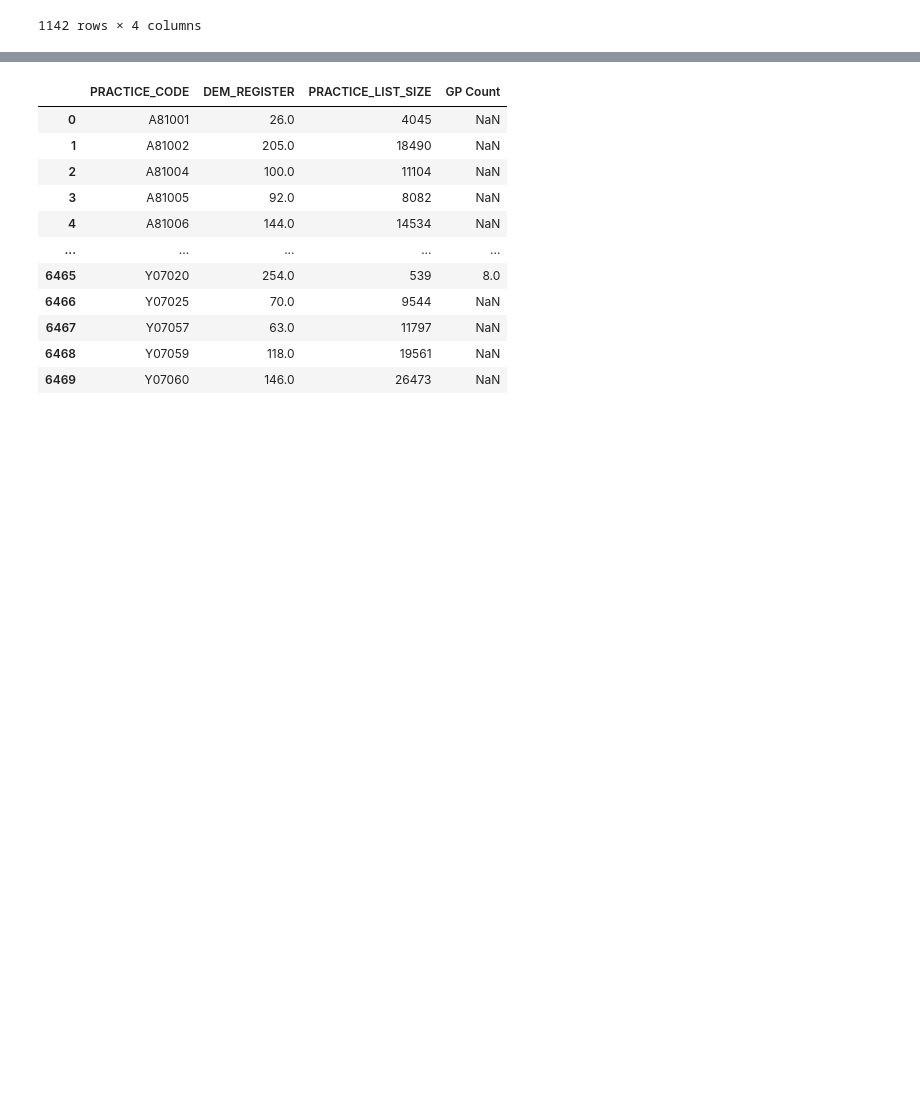
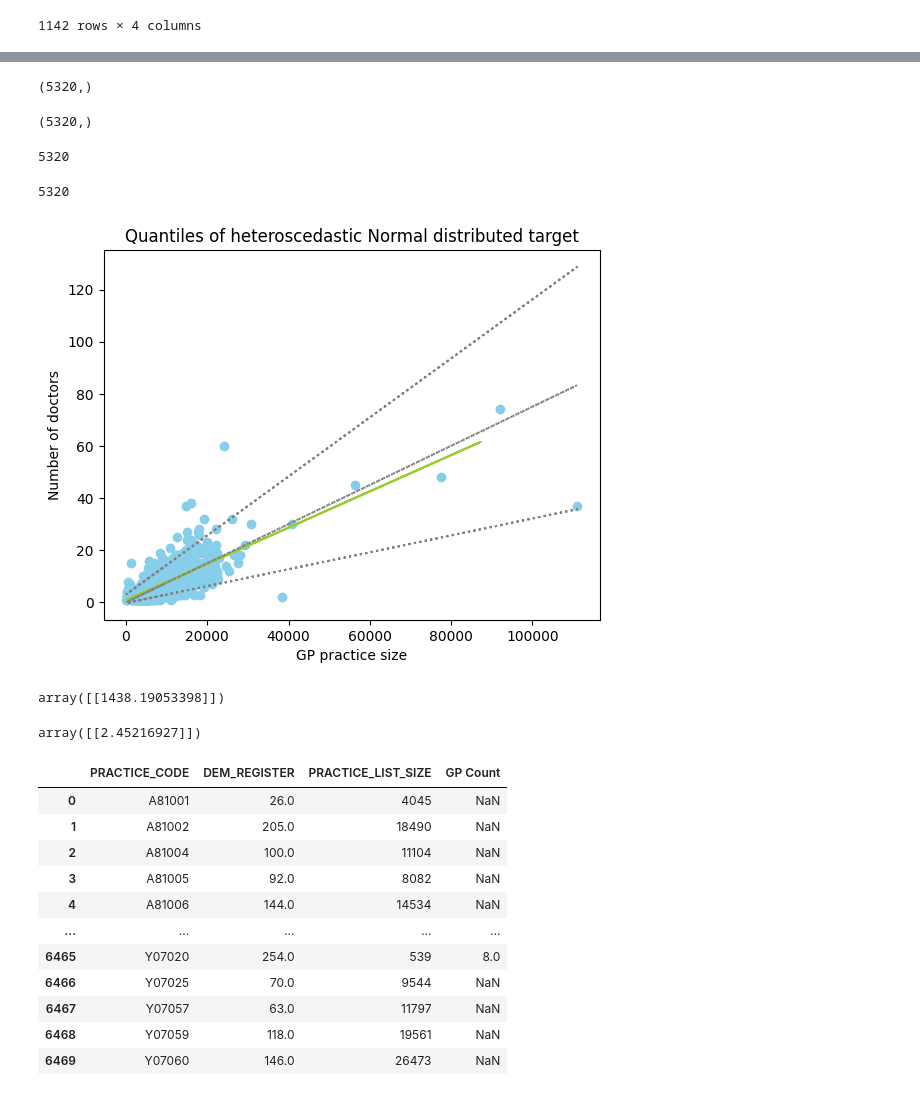
Before and after one commit to Bea-Taylor/DifDem_inequalities, a Jupyter notebook: nbs/core/02b_LAD_and_GP_intersections.ipynb, the cells around one changed output, grey strips where cells are left out. Cells and saved outputs as stored; diff of their text form; code cells hidden in the pictures; blank space fills up the shorter version.

```diff
--- a/nbs/core/02b_LAD_and_GP_intersections.ipynb
+++ b/nbs/core/02b_LAD_and_GP_intersections.ipynb
@@ -506,0 +576,23 @@ Text(0, 0.5, 'Number of doctors')
+# %%
+np.multiply(np.sign(noise), bound_factor).shape
+# %% [output]
+(5320,)
+# %%
+test_y_pred=test_y_pred.reshape(5320)
+test_y_pred.shape
+# %% [output]
+(5320,)
+# %%
+len(x_test)
+# %% [output]
+5320
+# %%
+len(np.random.normal(loc=0, scale=resid_std, size=x_test.shape))
+# %% [output]
+5320
+# %%
+from sklearn.utils.fixes import parse_version, sp_version
+
+# This is line is to avoid incompatibility if older SciPy version.
+# You should use `solver="highs"` with recent version of SciPy.
+solver = "highs" if sp_version >= parse_version("1.6.0") else "interior-point"
@@ -507,3 +622,42 @@ Text(0, 0.5, 'Number of doctors')
+# %%
+plt.plot(x_test, test_y_pred, color='yellowgreen', label='Regression line')
+#plt.plot(x_orig, y_true_mean, color="black", linestyle="dashed", label="True mean")
+
+for quantile, y_pred in predictions.items():
+    plt.plot(x_orig, y_pred, ':', color='grey', label=f"Quantile: {quantile}")
+
+# plt.scatter(
+#     x_orig[out_bounds_predictions],
+#     y_orig[out_bounds_predictions],
+#     color="black",
+#     marker="+",
+#     alpha=0.5,
+#     label="Outside interval",
+# )
+# plt.scatter(
+#     x_orig[~out_bounds_predictions],
+#     y_orig[~out_bounds_predictions],
+#     color="black",
+#     alpha=0.5,
+#     label="Inside interval",
+# )
+
+plt.scatter(x_orig, y_orig, color = 'skyblue')
+
+plt.xlabel('GP practice size')
+plt.ylabel('Number of doctors')
+#plt.legend(['training data', 'regression line', 'random imputed data'], loc='lower right')
+_ = plt.title("Quantiles of heteroscedastic Normal distributed target")
+# %% [output]
+[figure, added]
+# %%
+1/regr.coef_
+# %% [output]
+array([[1438.19053398]])
+# %%
+regr.predict(np.array([2295]).reshape(-1, 1))
+# %% [output]
+array([[2.45216927]])
 # %%
 df_QOF_dem
 # %% [output]
```
Also changed, not shown: parts of 5 cells of this notebook.
